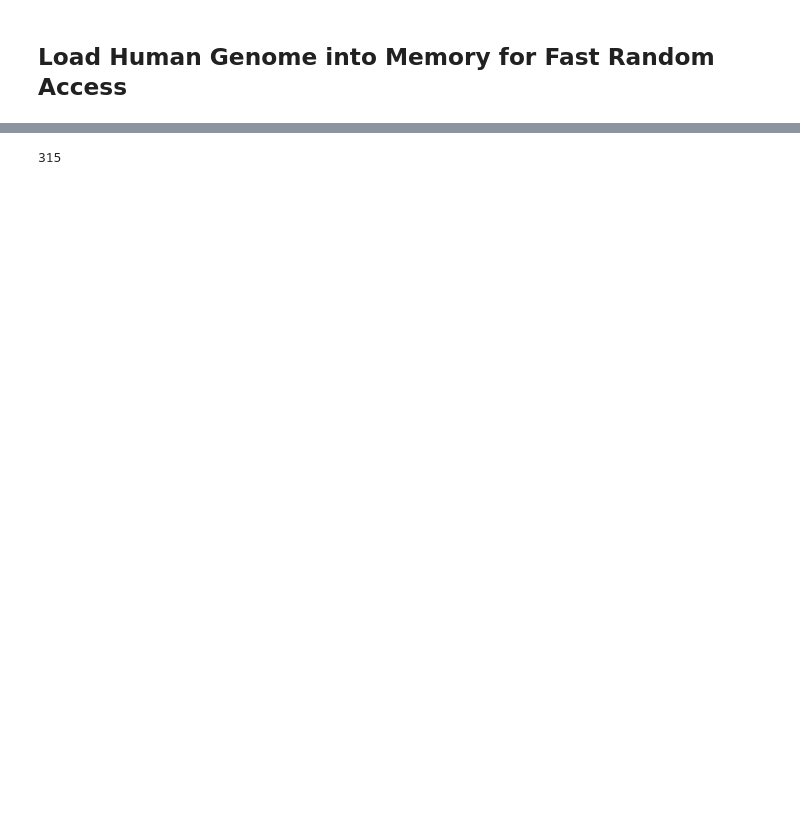
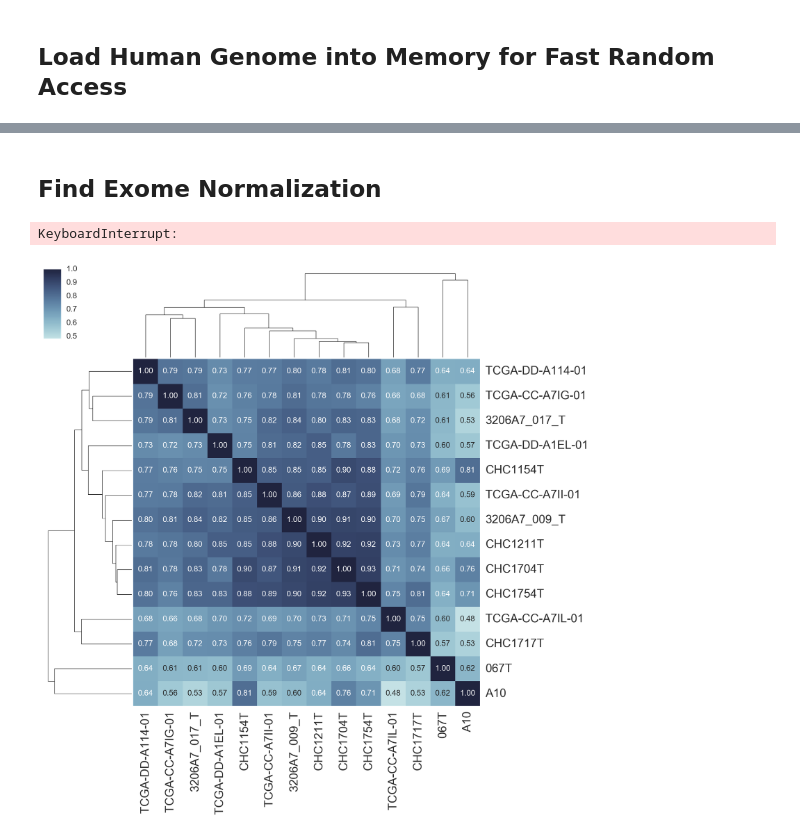
Before and after one commit to clintval/aflatoxin-biomarker.pnas.1700759114, a Jupyter notebook: figure_4/HCC_clustering.ipynb, the cells around one changed output, grey strips where cells are left out. Cells and saved outputs as stored; diff of their text form; code cells hidden in the pictures; blank space fills up the shorter version.

```diff
--- a/figure_4/HCC_clustering.ipynb
+++ b/figure_4/HCC_clustering.ipynb
@@ -17 +24,5 @@ hg38 = fasta('/home/clint/buffalo/ref/hg38/hg38.fa')
+# %%
+from varsig.utils import fasta_to_dict
+
+hg38 = fasta_to_dict(hg38_path)
 # %% [markdown]
@@ -291,7 +30,0 @@ plt.savefig('cluster.pdf', dpi=600)
-# %%
-new_cluster = den['ivl'][37:51]
-new_cluster.pop(10)
-new_cluster
-print(len(den['ivl']))
-# %% [output]
-315
@@ -297,0 +44,44 @@ print(len(den['ivl']))
+# %% [markdown]
+Find Exome Normalization
+---
+# %%
+from skbio import DNA, io
+from collections import Counter
+from varsig.utils import purines
+
+exon_normal = Counter()
+
+for seq in io.read(exome_file, format='fasta'):
+    for kmer, count in seq.kmer_frequencies(3, overlap=True).items():
+        kmer = str(DNA(kmer).reverse_complement()) if kmer[1] in purines else kmer
+        exon_normal[kmer] += count
+# %% [output]
+KeyboardInterrupt:
+# %%
+import pandas as pd
+import seaborn as sns
+import matplotlib.pyplot as plt
+
+from varsig.data import A10
+from fastcluster import linkage
+from sklearn.metrics.pairwise import cosine_similarity
+
+spectra = [list(merged_samples[name].spectrum.normalized_proportion(exon_normal)) for name in aflatoxin_cluster_names] + [A10]
+
+linkages = linkage(spectra, method='weighted', metric='cosine')
+with plt.rc_context({'lines.linewidth': 1.25}):
+    grid = sns.clustermap(pd.DataFrame(cosine_similarity(spectra),
+                                       columns=aflatoxin_cluster_names + ['A10'],
+                                       index=aflatoxin_cluster_names  + ['A10']),
+                          method='weighted',
+                          row_cluster=True, col_cluster=True,
+                          row_linkage=linkages, col_linkage=linkages,
+                          annot=True, fmt='.2f',
+                          cmap=sns.cubehelix_palette(start=9, rot=-0.2, dark=0.15, light=.85, as_cmap=True))
+
+_ = grid.ax_heatmap.set_xticklabels(grid.ax_heatmap.get_xticklabels(), size=15)
+_ = grid.ax_heatmap.set_yticklabels(grid.ax_heatmap.get_yticklabels(), size=15, rotation=0)
+
+#plt.savefig('heatmap.pdf', dpi=450, bbox_inches='tight')
+# %% [output]
+[figure, added]
```
Also changed, not shown: parts of 25 cells of this notebook, 3 other files.
